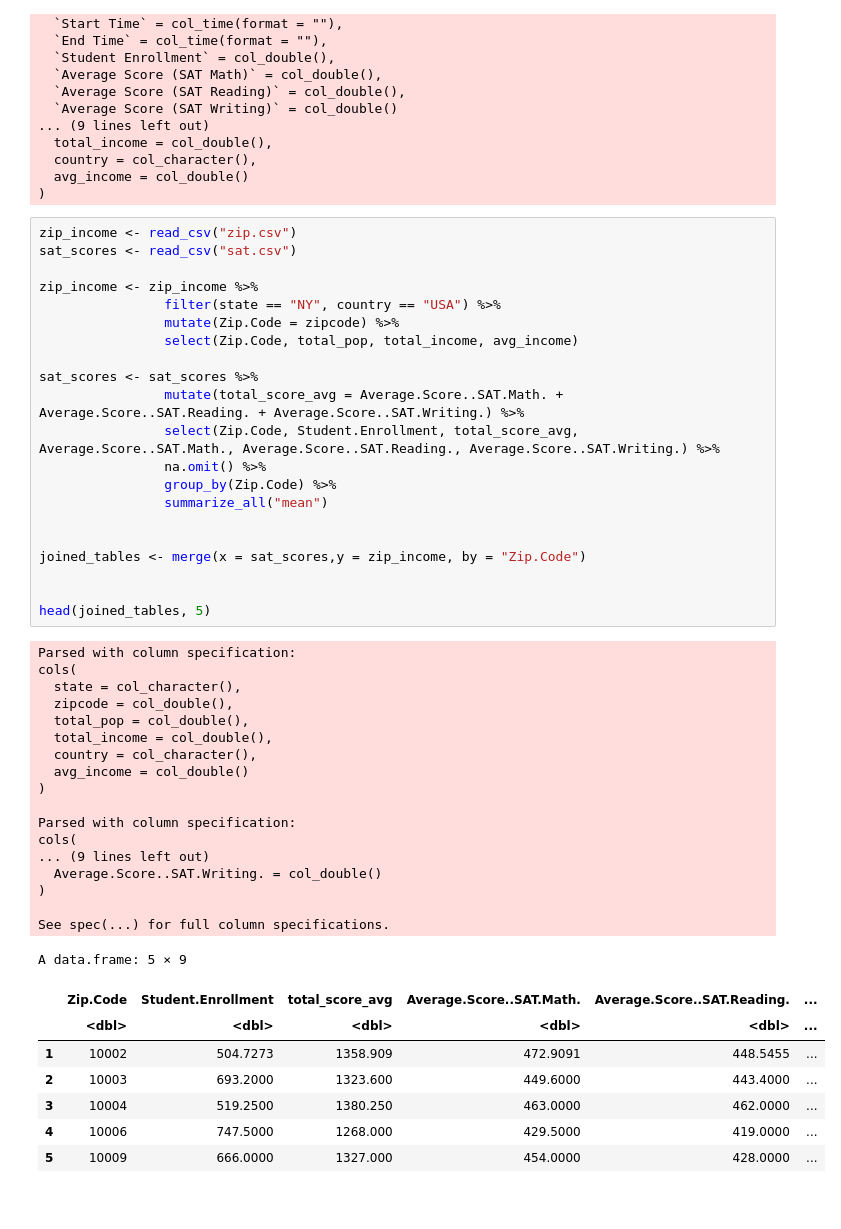
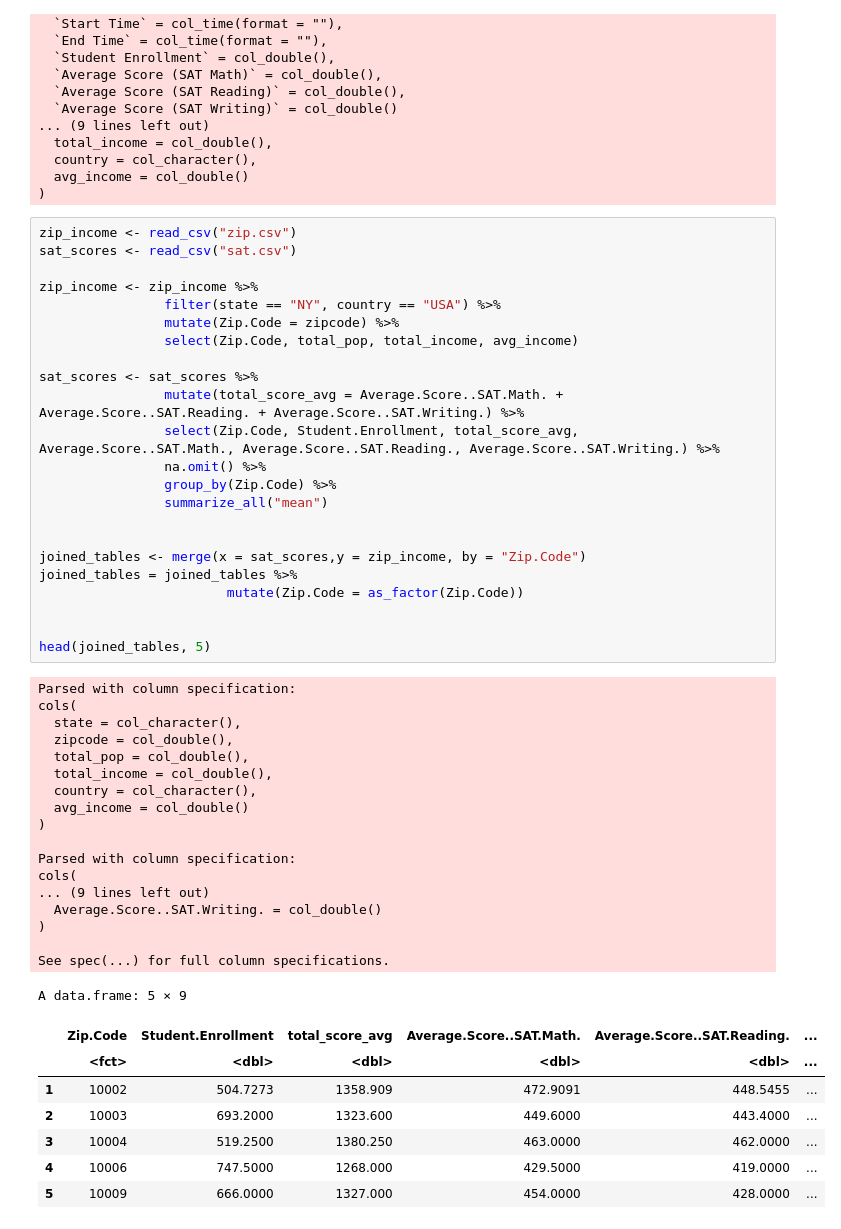
Before and after one commit to emi31770/DSCI-Project, a Jupyter notebook: proposal.ipynb, the cells around one changed output. Drawn from its saved outputs; the diff is of its cells as text.

```diff
--- a/proposal.ipynb
+++ b/proposal.ipynb
@@ -76,34 +76,36 @@ sat_scores <- sat_scores %>%
                 select(Zip.Code, Student.Enrollment, total_score_avg, Average.Score..SAT.Math., Average.Score..SAT.Reading., Average.Score..SAT.Writing.) %>%
                 na.omit() %>%
                 group_by(Zip.Code) %>%
                 summarize_all("mean")
 
 
 joined_tables <- merge(x = sat_scores,y = zip_income, by = "Zip.Code")
+joined_tables = joined_tables %>%
+                        mutate(Zip.Code = as_factor(Zip.Code))
 
 
 head(joined_tables, 5)
 # %% [output]
 Parsed with column specification:
 cols(
   state = col_character(),
   zipcode = col_double(),
   total_pop = col_double(),
   total_income = col_double(),
   country = col_character(),
   avg_income = col_double()
 )
 
 Parsed with column specification:
 cols(
 ... (9 lines left out)
   Average.Score..SAT.Writing. = col_double()
 )
 
 See spec(...) for full column specifications.
 A data.frame: 5 × 9
 |  | Zip.Code | Student.Enrollment | total_score_avg | Average.Score..SAT.Math. | Average.Score..SAT.Reading. | ... |
-|  | <dbl> | <dbl> | <dbl> | <dbl> | <dbl> | ... |
+|  | <fct> | <dbl> | <dbl> | <dbl> | <dbl> | ... |
 | 1 | 10002 | 504.7273 | 1358.909 | 472.9091 | 448.5455 | ... |
 | 2 | 10003 | 693.2000 | 1323.600 | 449.6000 | 443.4000 | ... |
 | 3 | 10004 | 519.2500 | 1380.250 | 463.0000 | 462.0000 | ... |
```
Also changed, not shown: parts of 3 cells of this notebook.
